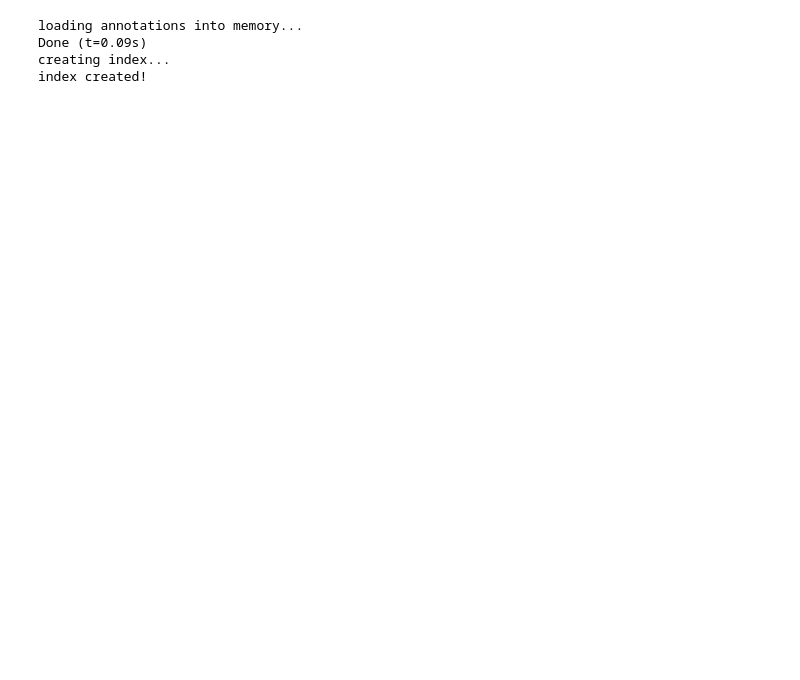
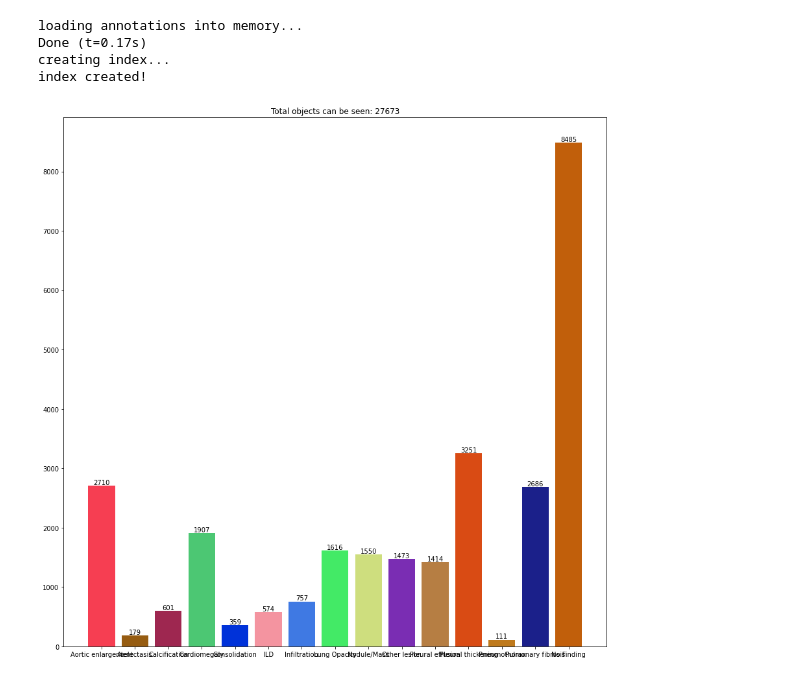
Before and after one commit to nhtlongcs/VinBigData-Abnormalities-Detection, a Jupyter notebook: Visualizer.ipynb, the cells around one changed output. Saved outputs shown, nothing was run; the diff lists cells and outputs as text; code cells hidden in the pictures; blank space fills up the shorter version.

```diff
--- a/Visualizer.ipynb
+++ b/Visualizer.ipynb
@@ -14,13 +15,18 @@ transforms = get_augmentation(config, _type='train')
 # %%
 dataset = CocoDataset(
     config=config,
-    root_dir = 'datasets/vinai512-original/images/train',
-    ann_path = 'datasets/vinai512-original/annotations/wbf512_ratio_fold0_train.json',
+    root_dir = os.path.join('datasets', config.project_name, config.train_imgs),
+    ann_path = os.path.join('datasets', config.project_name, config.train_anns),
     transforms = transforms,
     train=True
 )
 # %% [output]
 loading annotations into memory...
-Done (t=0.09s)
+Done (t=0.17s)
 creating index...
 index created!
+# %%
+%matplotlib inline
+dataset.plot(figsize=(15,15))
+# %% [output]
+[figure, added]
```
Also changed, not shown: parts of 3 cells of this notebook, 2 other files.
